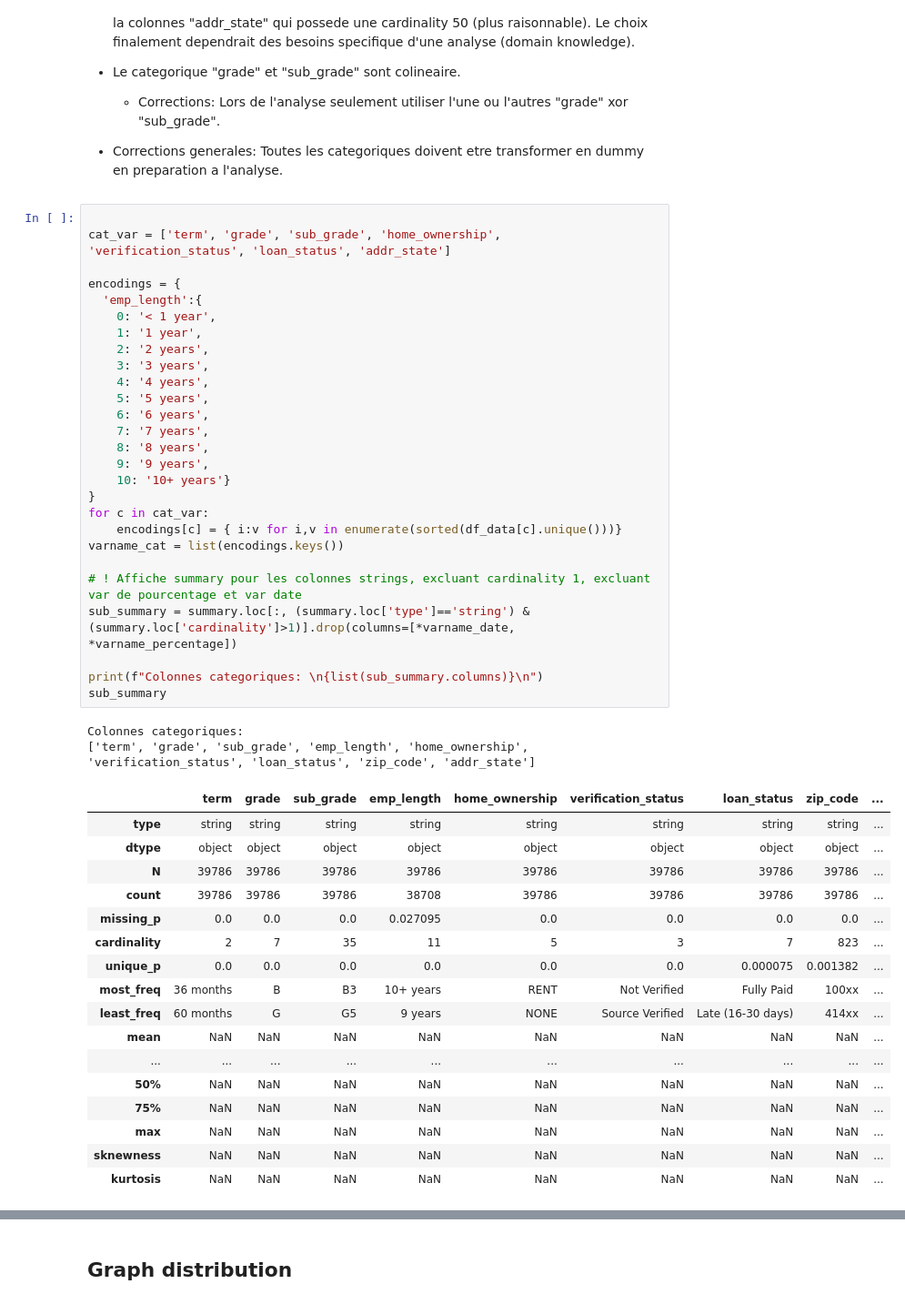
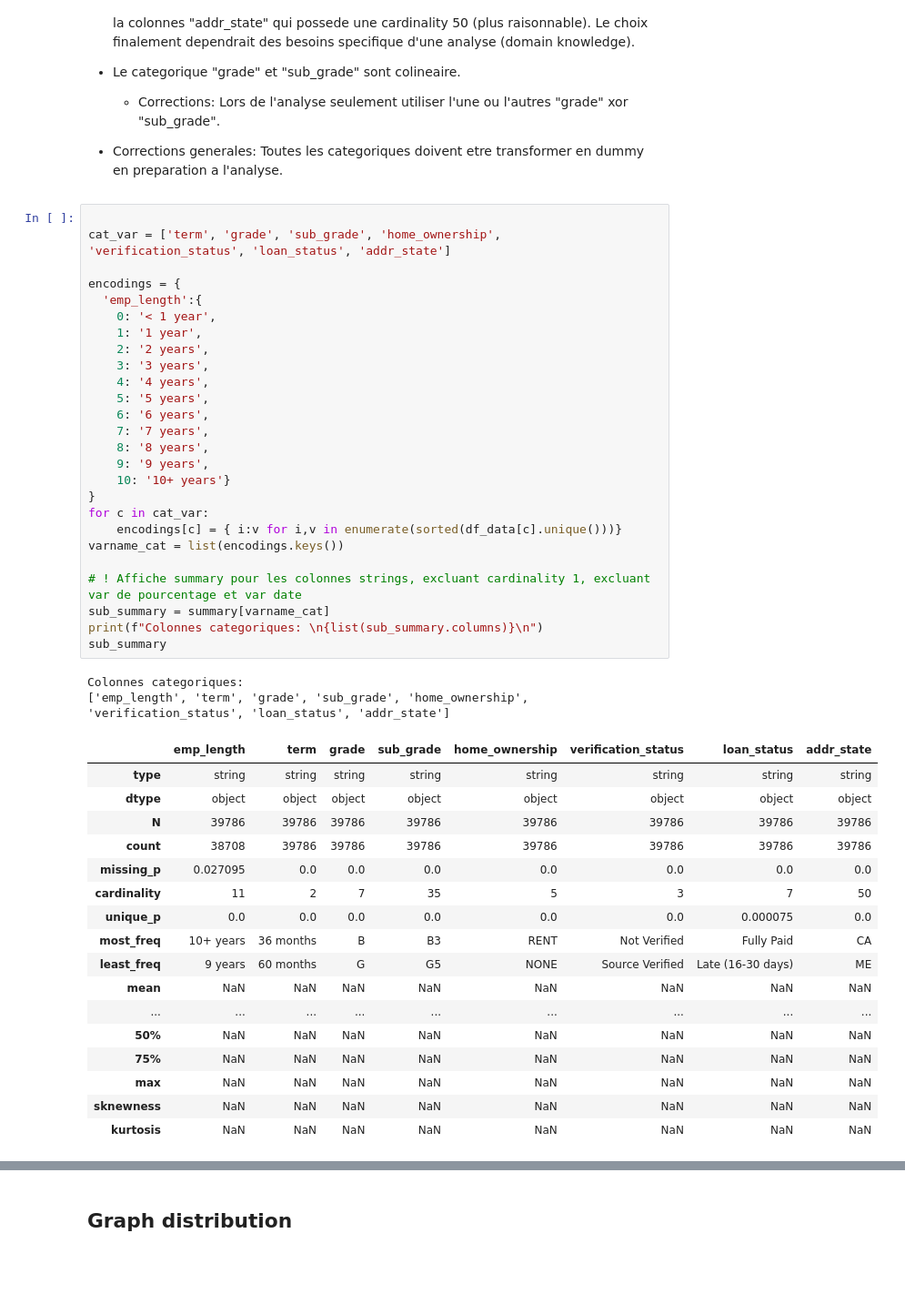
Before and after one commit to fredjgermain/transformation_tp1, a Jupyter notebook: partie1.ipynb, the cells around one changed output, grey strips where cells are left out. Shown at 91% size. Cells and saved outputs as stored; diff of their text form; blank space fills up the shorter version.

```diff
--- a/partie1.ipynb
+++ b/partie1.ipynb
@@ -169,47 +204,46 @@ Observation:
 # %%
 
 cat_var = ['term', 'grade', 'sub_grade', 'home_ownership', 'verification_status', 'loan_status', 'addr_state']
 
 encodings = {
   'emp_length':{
     0: '< 1 year',
     1: '1 year',
     2: '2 years',
     3: '3 years',
     4: '4 years',
     5: '5 years',
     6: '6 years',
     7: '7 years',
     8: '8 years',
     9: '9 years',
     10: '10+ years'}
 }
 for c in cat_var:
 	encodings[c] = { i:v for i,v in enumerate(sorted(df_data[c].unique()))}
 varname_cat = list(encodings.keys())
 
 # ! Affiche summary pour les colonnes strings, excluant cardinality 1, excluant var de pourcentage et var date
-sub_summary = summary.loc[:, (summary.loc['type']=='string') & (summary.loc['cardinality']>1)].drop(columns=[*varname_date, *varname_percentage])
-
+sub_summary = summary[varname_cat]
 print(f"Colonnes categoriques: \n{list(sub_summary.columns)}\n")
 sub_summary
 # %% [output]
 Colonnes categoriques:
-['term', 'grade', 'sub_grade', 'emp_length', 'home_ownership', 'verification_status', 'loan_status', 'zip_code', 'addr_state']
+['emp_length', 'term', 'grade', 'sub_grade', 'home_ownership', 'verification_status', 'loan_status', 'addr_state']
-|  | term | grade | sub_grade | emp_length | home_ownership | verification_status | loan_status | zip_code | ... |
-| type | string | string | string | string | string | string | string | string | ... |
-| dtype | object | object | object | object | object | object | object | object | ... |
-| N | 39786 | 39786 | 39786 | 39786 | 39786 | 39786 | 39786 | 39786 | ... |
-| count | 39786 | 39786 | 39786 | 38708 | 39786 | 39786 | 39786 | 39786 | ... |
-| missing_p | 0.0 | 0.0 | 0.0 | 0.027095 | 0.0 | 0.0 | 0.0 | 0.0 | ... |
-| cardinality | 2 | 7 | 35 | 11 | 5 | 3 | 7 | 823 | ... |
-| unique_p | 0.0 | 0.0 | 0.0 | 0.0 | 0.0 | 0.0 | 0.000075 | 0.001382 | ... |
-| most_freq | 36 months | B | B3 | 10+ years | RENT | Not Verified | Fully Paid | 100xx | ... |
-| least_freq | 60 months | G | G5 | 9 years | NONE | Source Verified | Late (16-30 days) | 414xx | ... |
-| mean | NaN | NaN | NaN | NaN | NaN | NaN | NaN | NaN | ... |
-| ... | ... | ... | ... | ... | ... | ... | ... | ... | ... |
-| 50% | NaN | NaN | NaN | NaN | NaN | NaN | NaN | NaN | ... |
-| 75% | NaN | NaN | NaN | NaN | NaN | NaN | NaN | NaN | ... |
-| max | NaN | NaN | NaN | NaN | NaN | NaN | NaN | NaN | ... |
-| sknewness | NaN | NaN | NaN | NaN | NaN | NaN | NaN | NaN | ... |
-| kurtosis | NaN | NaN | NaN | NaN | NaN | NaN | NaN | NaN | ... |
+|  | emp_length | term | grade | sub_grade | home_ownership | verification_status | loan_status | addr_state |
+| type | string | string | string | string | string | string | string | string |
+| dtype | object | object | object | object | object | object | object | object |
+| N | 39786 | 39786 | 39786 | 39786 | 39786 | 39786 | 39786 | 39786 |
+| count | 38708 | 39786 | 39786 | 39786 | 39786 | 39786 | 39786 | 39786 |
+| missing_p | 0.027095 | 0.0 | 0.0 | 0.0 | 0.0 | 0.0 | 0.0 | 0.0 |
+| cardinality | 11 | 2 | 7 | 35 | 5 | 3 | 7 | 50 |
+| unique_p | 0.0 | 0.0 | 0.0 | 0.0 | 0.0 | 0.0 | 0.000075 | 0.0 |
+| most_freq | 10+ years | 36 months | B | B3 | RENT | Not Verified | Fully Paid | CA |
+| least_freq | 9 years | 60 months | G | G5 | NONE | Source Verified | Late (16-30 days) | ME |
+| mean | NaN | NaN | NaN | NaN | NaN | NaN | NaN | NaN |
+| ... | ... | ... | ... | ... | ... | ... | ... | ... |
+| 50% | NaN | NaN | NaN | NaN | NaN | NaN | NaN | NaN |
+| 75% | NaN | NaN | NaN | NaN | NaN | NaN | NaN | NaN |
+| max | NaN | NaN | NaN | NaN | NaN | NaN | NaN | NaN |
+| sknewness | NaN | NaN | NaN | NaN | NaN | NaN | NaN | NaN |
+| kurtosis | NaN | NaN | NaN | NaN | NaN | NaN | NaN | NaN |
```
Also changed, not shown: parts of 9 cells of this notebook, 3 other files.
